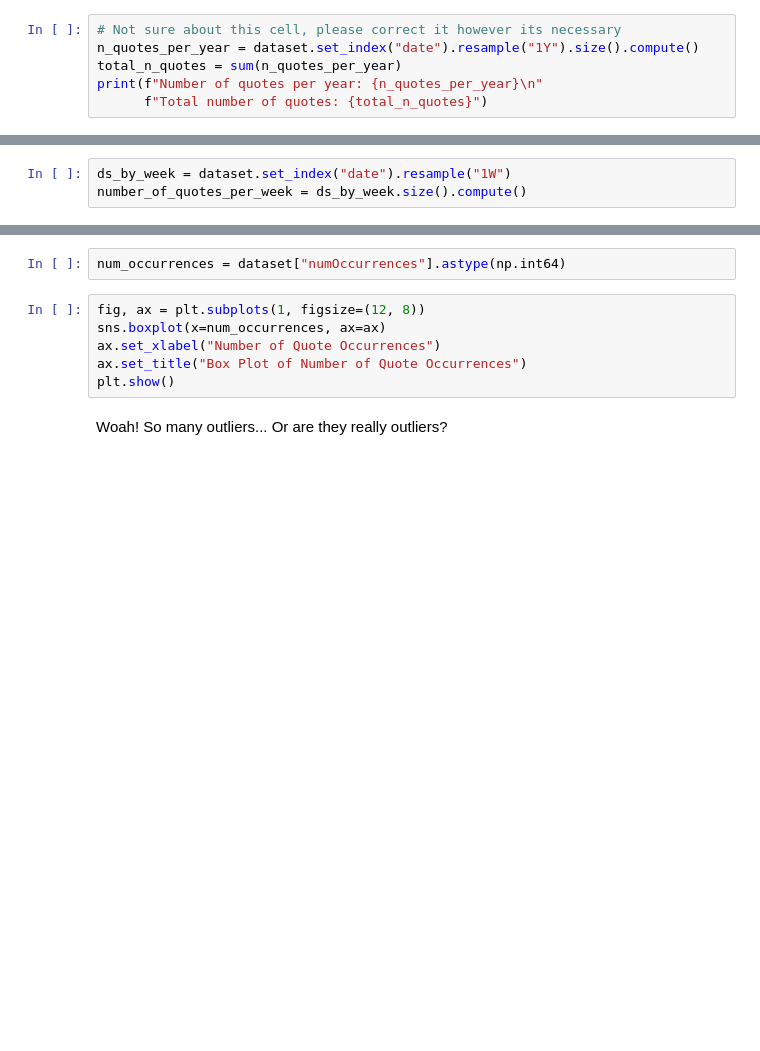
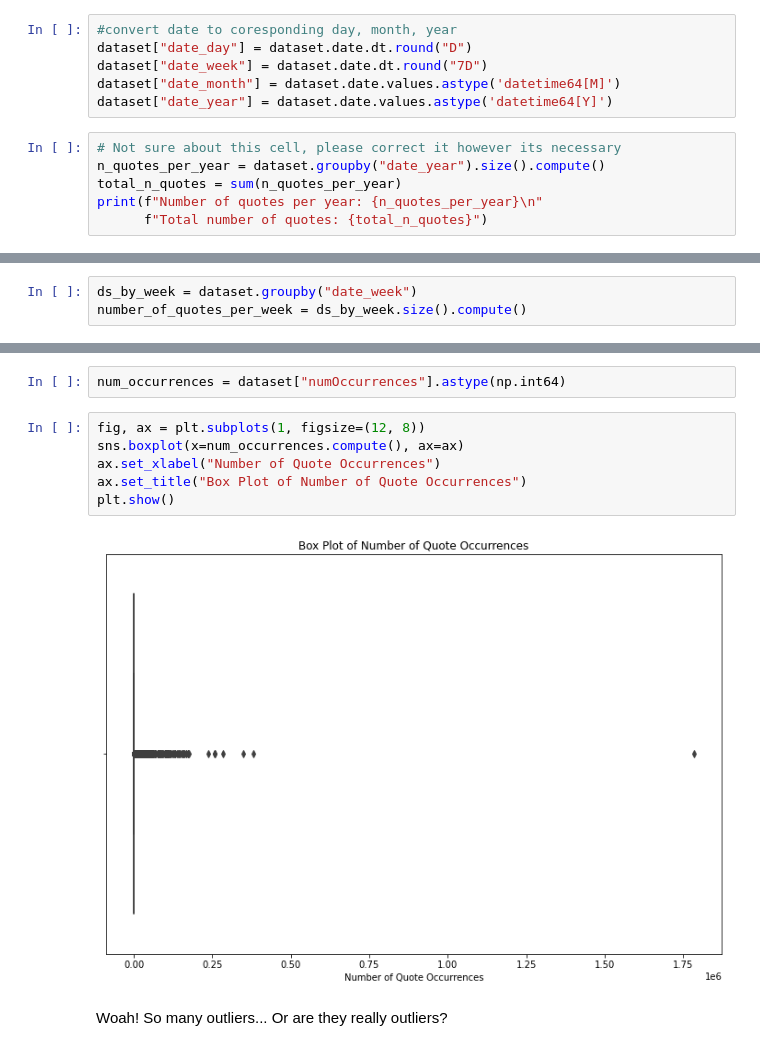
Before and after one commit to epfl-ada/ada-2021-project-hivemind, a Jupyter notebook: quotes_eda.ipynb, the cells around one changed output, grey strips where cells are left out. Drawn from its saved outputs; the diff is of its cells as text; blank space fills up the shorter version.

```diff
--- a/quotes_eda.ipynb
+++ b/quotes_eda.ipynb
@@ -70,9 +153,15 @@ TODO visualize number of quotes per country on a world heatmap
 In the search for further interesting patterns, let us first inspect the number of quotes per day. We will only count the distinct quotes and will not incorporate how many times a given quote occurred.
 # %% [markdown]
 ## Number of quotes per Day/Week/Year
+# %%
+#convert date to coresponding day, month, year
+dataset["date_day"] = dataset.date.dt.round("D")
+dataset["date_week"] = dataset.date.dt.round("7D")
+dataset["date_month"] = dataset.date.values.astype('datetime64[M]')
+dataset["date_year"] = dataset.date.values.astype('datetime64[Y]')
 # %%
 # Not sure about this cell, please correct it however its necessary
-n_quotes_per_year = dataset.set_index("date").resample("1Y").size().compute()
+n_quotes_per_year = dataset.groupby("date_year").size().compute()
 total_n_quotes = sum(n_quotes_per_year)
 print(f"Number of quotes per year: {n_quotes_per_year}\n"
       f"Total number of quotes: {total_n_quotes}")
@@ -79,5 +185,5 @@ print(f"Number of quotes per year: {n_quotes_per_year}\n"
 # %%
-ds_by_week = dataset.set_index("date").resample("1W")
+ds_by_week = dataset.groupby("date_week")
 number_of_quotes_per_week = ds_by_week.size().compute()
 # %%
 # Prepare date bins
@@ -217,10 +339,12 @@ TODO: Explore the number of occurrences
 num_occurrences = dataset["numOccurrences"].astype(np.int64)
 # %%
 fig, ax = plt.subplots(1, figsize=(12, 8))
-sns.boxplot(x=num_occurrences, ax=ax)
+sns.boxplot(x=num_occurrences.compute(), ax=ax)
 ax.set_xlabel("Number of Quote Occurrences")
 ax.set_title("Box Plot of Number of Quote Occurrences")
 plt.show()
+# %% [output]
+[figure, added]
 # %% [markdown]
 Woah! So many outliers... Or are they really outliers?
 # %%
```
Also changed, not shown: parts of 29 cells of this notebook, 1 other file.
